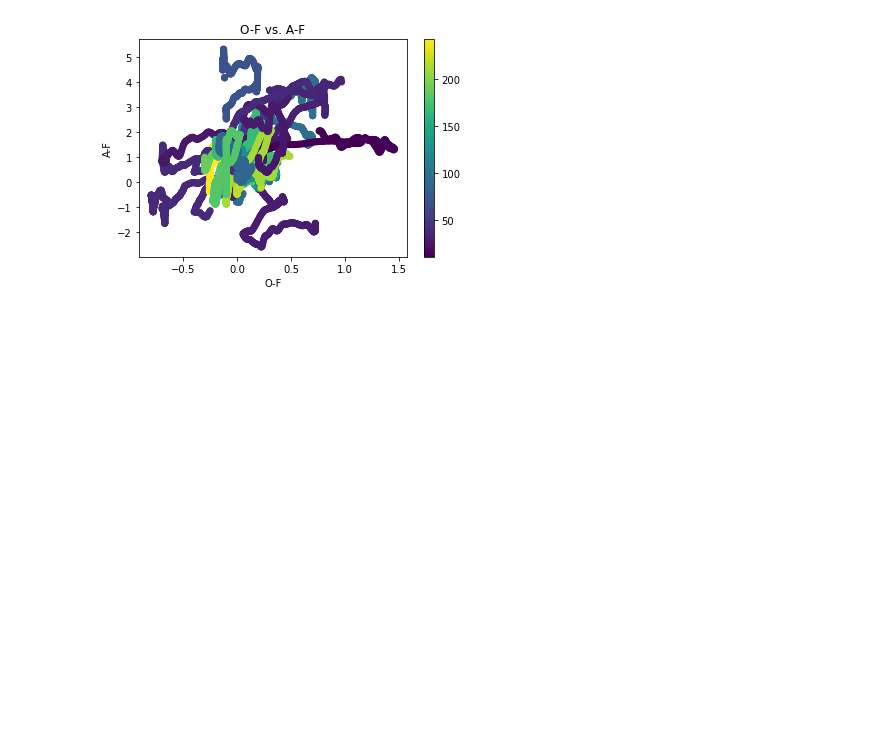
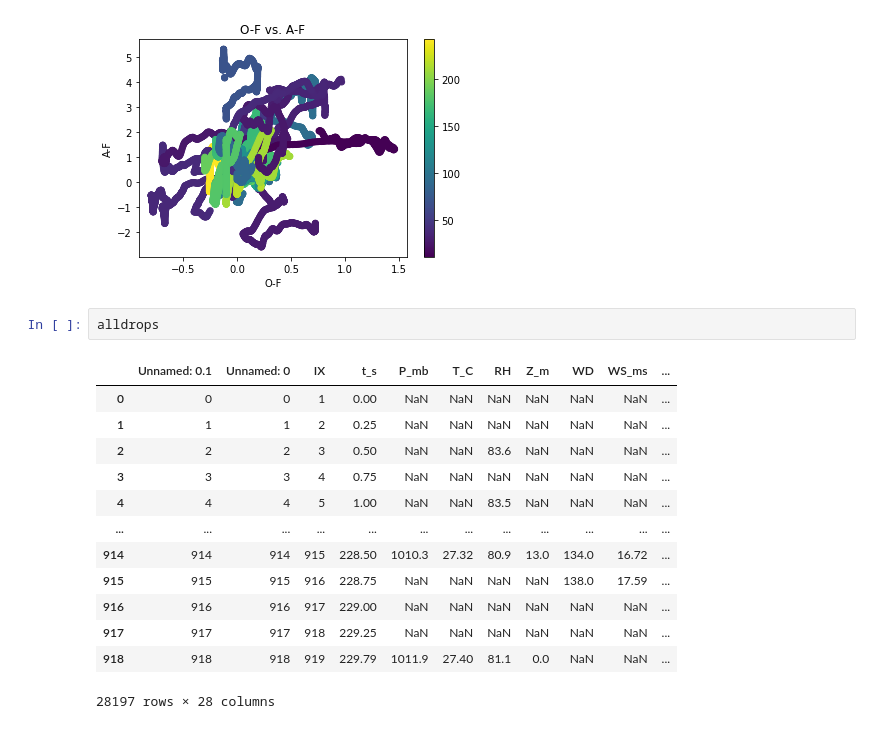
Before and after one commit to MPOcanes/MPO624_2022, a Jupyter notebook: Notebooks/HRD_dropsondes_onGFS.ipynb, the cells around one changed output. Drawn from its saved outputs; the diff is of its cells as text; blank space fills up the shorter version.

```diff
--- a/Notebooks/HRD_dropsondes_onGFS.ipynb
+++ b/Notebooks/HRD_dropsondes_onGFS.ipynb
@@ -371,3 +372,19 @@ plt.title('O-F vs. A-F')
 plt.set_xlim=[-5,5] # why doesn't this work
 # %% [output]
 [figure]
+# %%
+alldrops
+# %% [output]
+|  | Unnamed: 0.1 | Unnamed: 0 | IX | t_s | P_mb | T_C | RH | Z_m | WD | WS_ms | ... |
+| 0 | 0 | 0 | 1 | 0.00 | NaN | NaN | NaN | NaN | NaN | NaN | ... |
+| 1 | 1 | 1 | 2 | 0.25 | NaN | NaN | NaN | NaN | NaN | NaN | ... |
+| 2 | 2 | 2 | 3 | 0.50 | NaN | NaN | 83.6 | NaN | NaN | NaN | ... |
+| 3 | 3 | 3 | 4 | 0.75 | NaN | NaN | NaN | NaN | NaN | NaN | ... |
+| 4 | 4 | 4 | 5 | 1.00 | NaN | NaN | 83.5 | NaN | NaN | NaN | ... |
+| ... | ... | ... | ... | ... | ... | ... | ... | ... | ... | ... | ... |
+| 914 | 914 | 914 | 915 | 228.50 | 1010.3 | 27.32 | 80.9 | 13.0 | 134.0 | 16.72 | ... |
+| 915 | 915 | 915 | 916 | 228.75 | NaN | NaN | NaN | NaN | 138.0 | 17.59 | ... |
+| 916 | 916 | 916 | 917 | 229.00 | NaN | NaN | NaN | NaN | NaN | NaN | ... |
+| 917 | 917 | 917 | 918 | 229.25 | NaN | NaN | NaN | NaN | NaN | NaN | ... |
+| 918 | 918 | 918 | 919 | 229.79 | 1011.9 | 27.40 | 81.1 | 0.0 | NaN | NaN | ... |
+28197 rows × 28 columns
```
Also changed, not shown: parts of 3 cells of this notebook.
